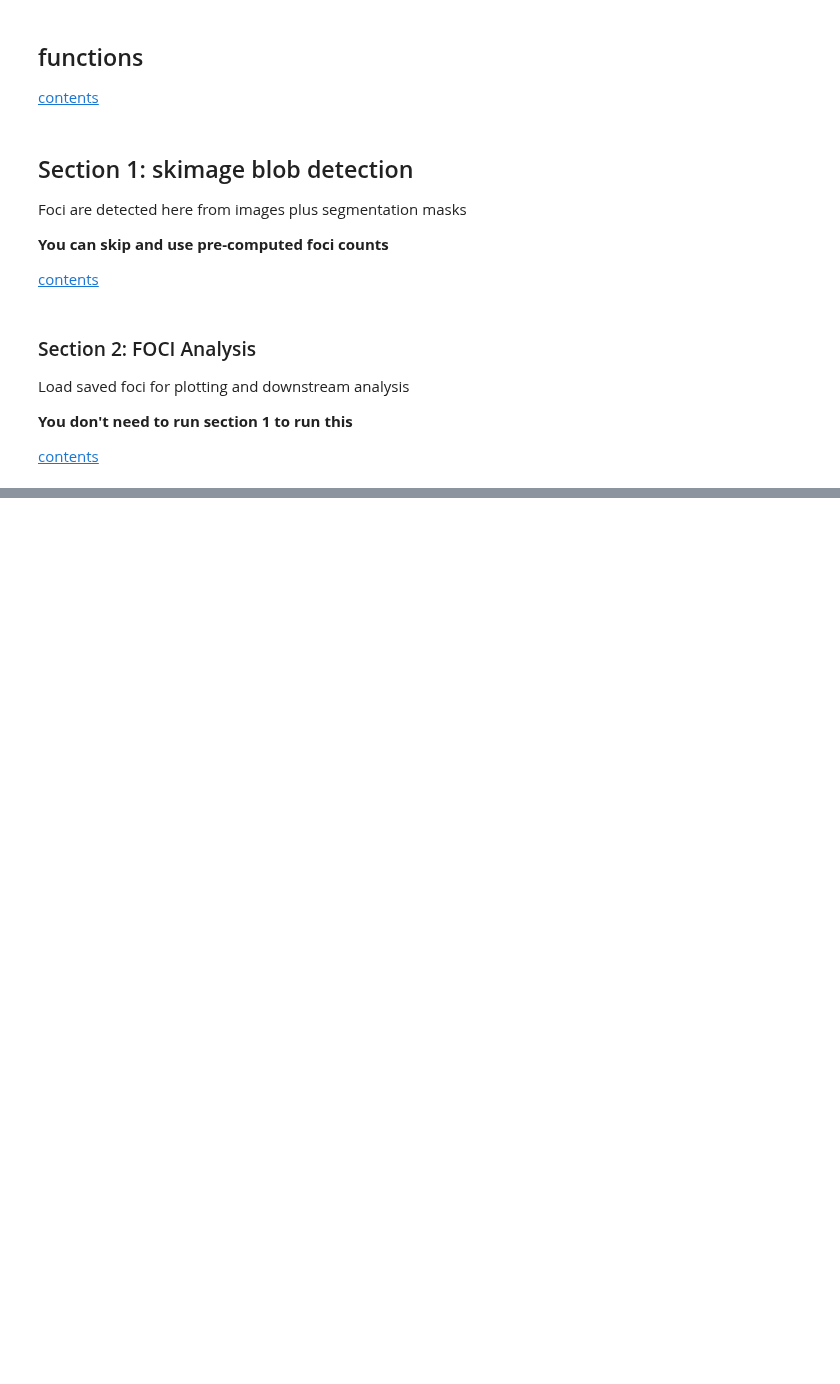
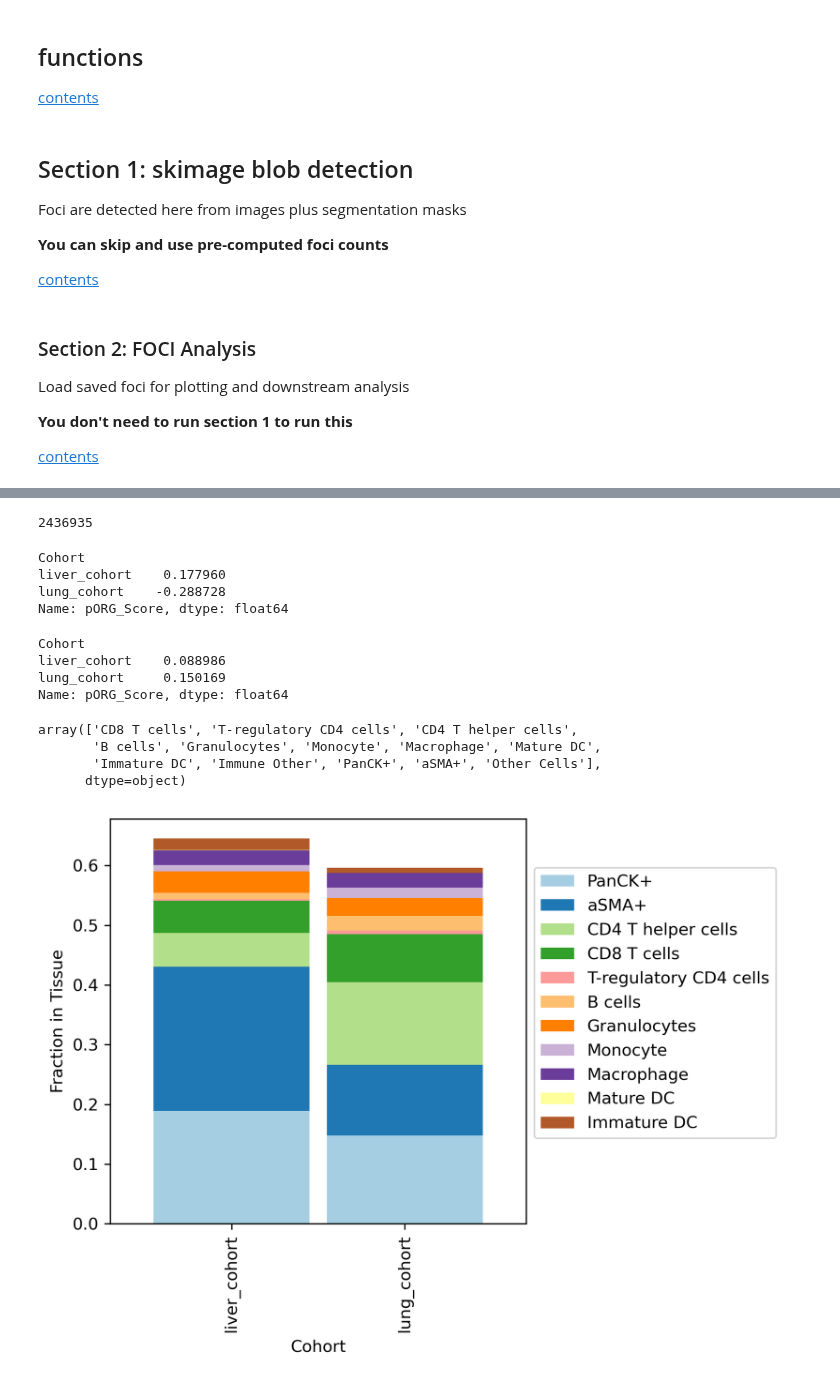
Before and after one commit to engjen/Liver_Lung_PDAC, a Jupyter notebook: 20221025_PDAC_pipeline_Link.ipynb, the cells around one changed output, grey strips where cells are left out. Saved outputs shown, nothing was run; the diff lists cells and outputs as text; code cells hidden in the pictures; blank space fills up the shorter version.

Commit message:
add mIHC stacked barplot

```diff
--- a/20221025_PDAC_pipeline_Link.ipynb
+++ b/20221025_PDAC_pipeline_Link.ipynb
@@ -265,0 +301,31 @@ for s_cat in ['pORG_binary','Cohort']:
+# %%
+#load data
+df_ll = pd.read_csv(f'data/20221123_mIHC_LiverLung_Celltypes.csv',index_col=0,low_memory=False)
+print(len(df_ll))
+
+df_ll_ann = pd.read_csv('data/LiverLung_annotations.csv',index_col=0)
+df_ll_roi = pd.read_csv('data/annotated_LiverLung_perROI.csv',index_col=0)
+# %% [output]
+2436935
+# %%
+#add annotation
+df_ll['Sample_ID_short'] = [item.split('Nuclei_')[1].split('ROI')[0] for item in df_ll.Sample_ID]
+df_ll['Sample_ID_int'] = [int(item) for item in df_ll.Sample_ID_short]
+df_ll['ROI'] = [int(item.split('ROI')[1]) for item in df_ll.Sample_ID]
+df_ll['Cohort'] = df_ll.Sample_ID_int.map(dict(zip(df_ll_ann.index, df_ll_ann.Cohort)))
+df_ll['Patient'] = df_ll.Sample_ID_int.map(dict(zip(df_ll_ann.index, df_ll_ann.Patient)))
+df_ll['Sample_ROI'] = df_ll.Sample_ID_int.astype('str') + '_' + df_ll.ROI.astype('str')
+df_ll_roi['Sample_ROI'] = df_ll_roi.index.astype('str') + '_' + df_ll_roi.ROI.astype('str')
+df_ll['Location'] = df_ll.Sample_ROI.map(dict(zip(df_ll_roi.Sample_ROI,df_ll_roi.loc[:,'Location'])))
+# %%
+df_ll['classII'] = df_ll.loc[:,'class'].replace({'T-regulatory CD4 cells':'T cells',
+                                                 'CD4 T helper cells':'T cells','CD8 T cells':'T cells'}) #
+df_ll.rename({'class':'classI'},axis=1,inplace=True)
+# %%
+d_color = dict(zip(['ST-00016289', 'ST-00017078', 'ST-00017310', 'ST-00017381',
+       'ST-00018269', 'ST-00018955', 'ST-00019367', 'ST-00019368',
+       'ST-00020181'],sns.color_palette('Purples',9)))
+d_color.update(dict(zip(['ST-00015839', 'ST-00017440', 'ST-00017804'],sns.color_palette('Blues',3))))
+
+ls_mihc = [ 'PanCK+','aSMA+','CD4 T helper cells','CD8 T cells', 'T-regulatory CD4 cells','B cells', 'Granulocytes', 'Monocyte',
+ 'Macrophage', 'Mature DC','Immature DC',]
@@ -265,0 +379,29 @@ for s_cat in ['pORG_binary','Cohort']:
+# %%
+df_group.groupby('Cohort').mean().pORG_Score
+# %% [output]
+Cohort
+liver_cohort    0.177960
+lung_cohort    -0.288728
+Name: pORG_Score, dtype: float64
+# %%
+df_group.groupby('Cohort').sem().pORG_Score
+# %% [output]
+Cohort
+liver_cohort    0.088986
+lung_cohort     0.150169
+Name: pORG_Score, dtype: float64
+# %%
+df_ll.classI.unique()
+# %% [output]
+array(['CD8 T cells', 'T-regulatory CD4 cells', 'CD4 T helper cells',
+       'B cells', 'Granulocytes', 'Monocyte', 'Macrophage', 'Mature DC',
+       'Immature DC', 'Immune Other', 'PanCK+', 'aSMA+', 'Other Cells'],
+      dtype=object)
+# %%
+fig,ax=plt.subplots(dpi=300)
+df_group.groupby('Cohort').mean().loc[:,ls_mihc].plot(kind='bar',width=.9,stacked=True,ax=ax,colormap='Paired')
+ax.legend(bbox_to_anchor=(1,.9))
+ax.set_ylabel('Fraction in Tissue')
+plt.tight_layout()
+# %% [output]
+[figure, added]
```
Also changed, not shown: parts of 6 cells of this notebook, 2 other files.
